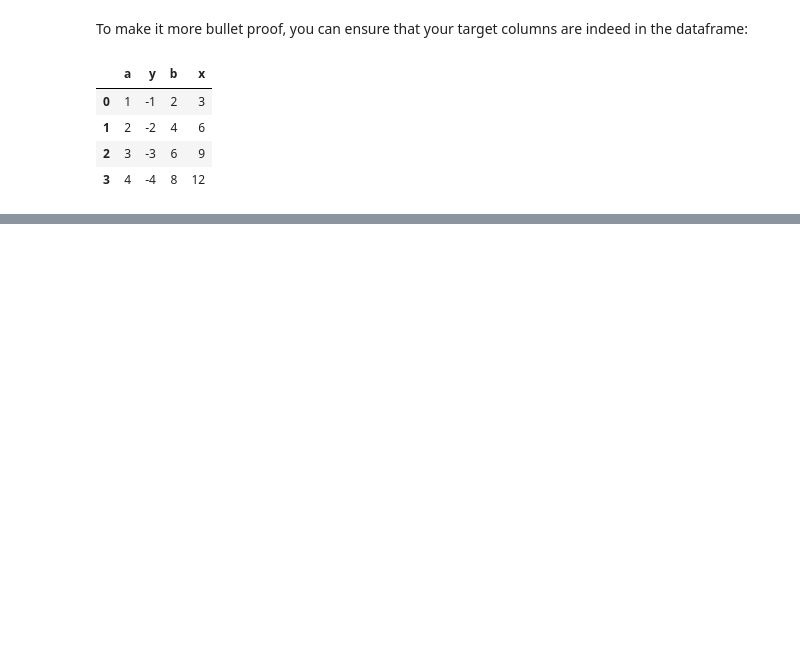
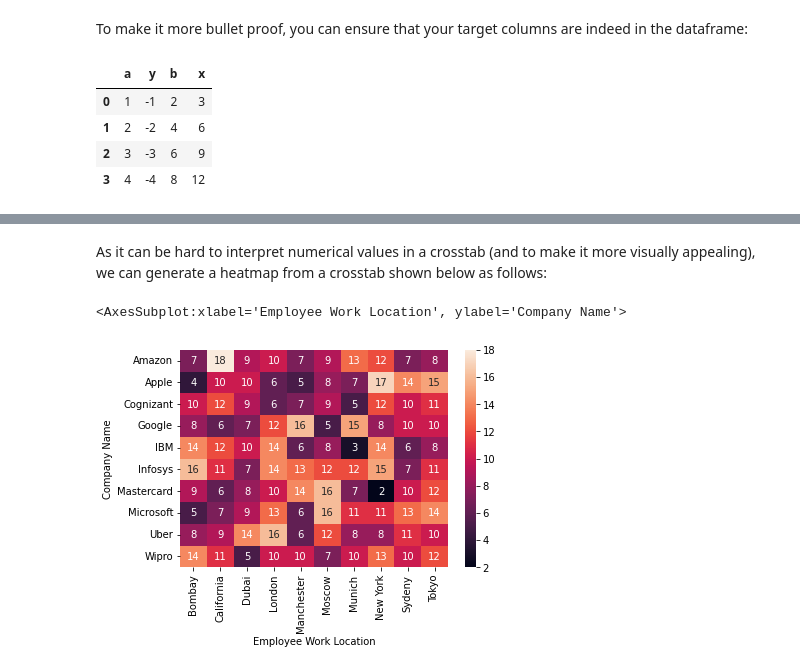
Before and after one commit to jalwalb2765/python_resources, a Jupyter notebook: 4_pandas.ipynb, the cells around one changed output, grey strips where cells are left out. Cells and saved outputs as stored; diff of their text form; code cells hidden in the pictures; blank space fills up the shorter version.

Commit message:
Added some stuff to misc_python and pandas

```diff
--- a/4_pandas.ipynb
+++ b/4_pandas.ipynb
@@ -1893,0 +2048,32 @@ df
+# %%
+import pandas as pd
+import numpy as np
+import random
+
+city_list = ["New York", "Manchester", "California", "Munich", "Bombay",
+             "Sydeny", "London", "Moscow", "Dubai", "Tokyo"]
+
+job_list = ["Software Development Engineer", "Research Engineer",
+            "Test Engineer", "Software Development Engineer-II",
+            "Python Developer", "Back End Developer",
+            "Front End Developer", "Data Scientist",
+            "IOS Developer", "Android Developer"]
+
+cmp_list = ["Amazon", "Google", "Infosys", "Mastercard", "Microsoft",
+            "Uber", "IBM", "Apple", "Wipro", "Cognizant"]
+
+data = []
+for i in range(1000):
+
+    company = random.choice(cmp_list)
+    job = random.choice(job_list)
+    city = random.choice(city_list)
+    salary = int(round(np.random.rand(), 3)*10**6)
+    employment = random.choices(["Full Time", "Intern"], weights=(80, 20))[0]
+    rating = round((np.random.rand()*5), 1)
+
+    data.append([company, job, city, salary, employment, rating])
+
+data = pd.DataFrame(data, columns=["Company Name", "Employee Job Title",
+                                   "Employee Work Location",  "Employee Salary",
+                                   "Employment Status", "Employee Rating"])
@@ -1893,0 +2159,10 @@ df
+# %% [markdown]
+As it can be hard to interpret numerical values in a crosstab (and to make it more visually appealing), we can generate a heatmap from a crosstab shown below as follows:
+# %%
+import seaborn as sns
+
+result_crosstab = pd.crosstab(data["Company Name"], data["Employee Work Location"])
+sns.heatmap(result_crosstab, annot=True)
+# %% [output]
+<AxesSubplot:xlabel='Employee Work Location', ylabel='Company Name'>
+[figure, added]
```
Also changed, not shown: parts of 49 cells of this notebook, 1 other file.
